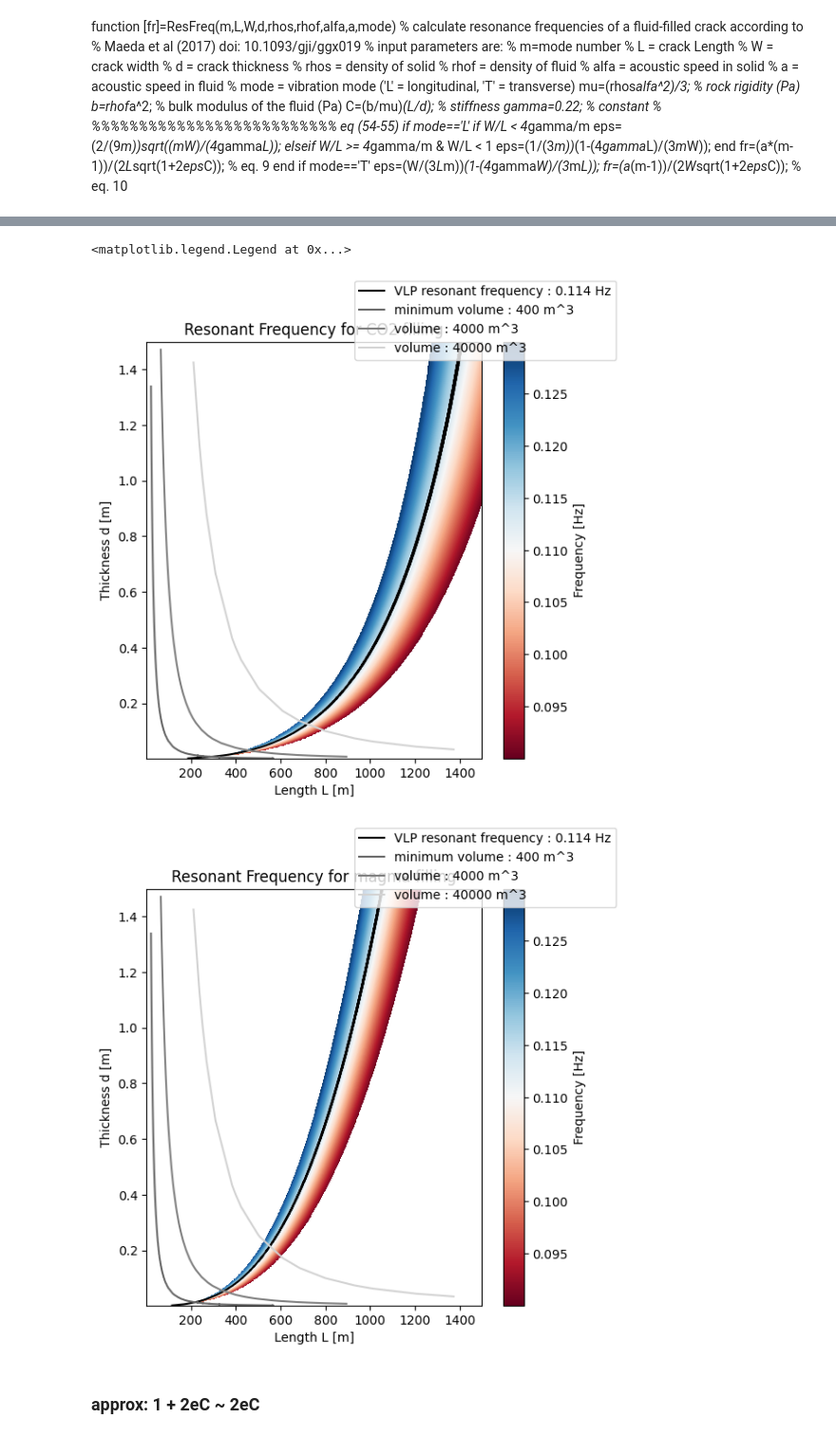
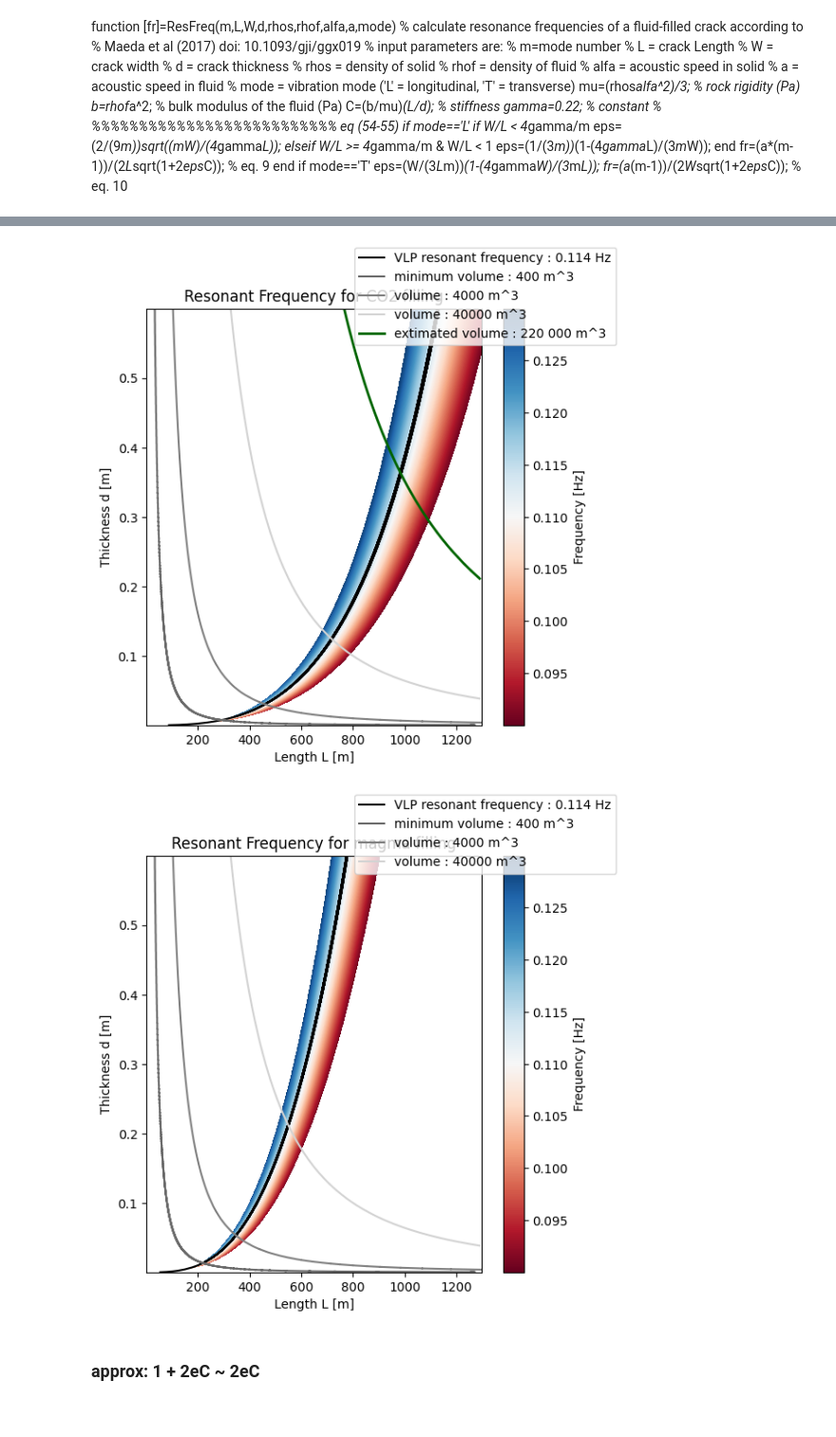
Before and after one commit to giacomorapagnani/CAMPI_FLEGREI_moment_tensor, a Jupyter notebook: codes/crack.ipynb, the cells around one changed output, grey strips where cells are left out. Shown at 95% size. Saved outputs shown, nothing was run; the diff lists cells and outputs as text; code cells hidden in the pictures.

```diff
--- a/codes/crack.ipynb
+++ b/codes/crack.ipynb
@@ -86,8 +86,8 @@ rho_f_co2=560.        # fluid density [kg/m^3]
 ############################################
 ####################### CHANGE######################
 ############################################
-l=np.arange(2,1500,2)
-d=np.arange(0.002,1.5,0.002)
+l=np.arange(0.5,1300,0.5)           # X
+d=np.arange(0.0002,0.6,0.0002)    # Y
 ############################################
 ####################### CHANGE ######################
 ############################################
@@ -111,6 +111,9 @@ approx_f_value=0.114    # resonance frequency value
 VOLUME= L**2 *W_L * D
 volume_max=400          # MAX volume change durig resonance [m^3] => min volume of crack
 VOLUME_approx=np.round(VOLUME,decimals=-1)
+
+# hypotesis of 220,000 m^3 volume
+volume_crack=220000
 
 ###############
 # plot  CO2
@@ -137,8 +140,10 @@ x,y = np.where(VOLUME_approx==volume_max*10)
 ax.plot( l[y],d[x],'gray',label='volume : 4000 m^3')
 x,y = np.where(VOLUME_approx==volume_max*100)
 ax.plot( l[y],d[x],'lightgrey',label='volume : 40000 m^3')
+x,y = np.where(VOLUME_approx==volume_crack)
+ax.plot( l[y],d[x],'darkgreen',linewidth=2,label='extimated volume : 220 000 m^3')
 fig.legend()
-#plt.savefig('../PLOTS/PAPER/SF9/resonant_frequency_CO2.svg')
+plt.savefig('../PLOTS/PAPER/SF9/resonant_frequency_CO2.pdf')
 
 ###############
 # plot magma
@@ -165,5 +170,5 @@ ax.plot( l[y],d[x],'grey',label='volume : 4000 m^3')
 x,y = np.where(VOLUME_approx==volume_max*100)
 ax.plot( l[y],d[x],'lightgrey',label='volume : 40000 m^3')
 fig.legend()
-#plt.savefig('../PLOTS/PAPER/SF9/resonant_frequency_magma.svg')
+plt.savefig('../PLOTS/PAPER/SF9/resonant_frequency_magma.pdf')
 # %% [output]
@@ -172,6 +177,5 @@ size d (y axis) : 749
-<matplotlib.legend.Legend at 0x...>
-[figure, old version]
+[figure, new version]
-[figure, old version]
+[figure, new version]
 # %% [markdown]
 ### approx: 1 + 2eC ~ 2eC
 # %%
```
Also changed, not shown: parts of 2 cells of this notebook, 9 other files.
